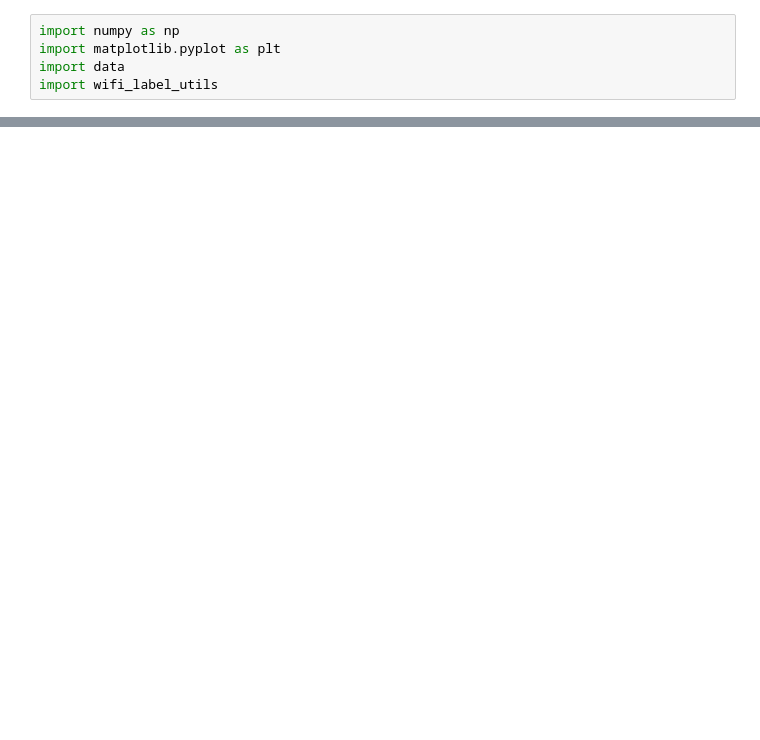
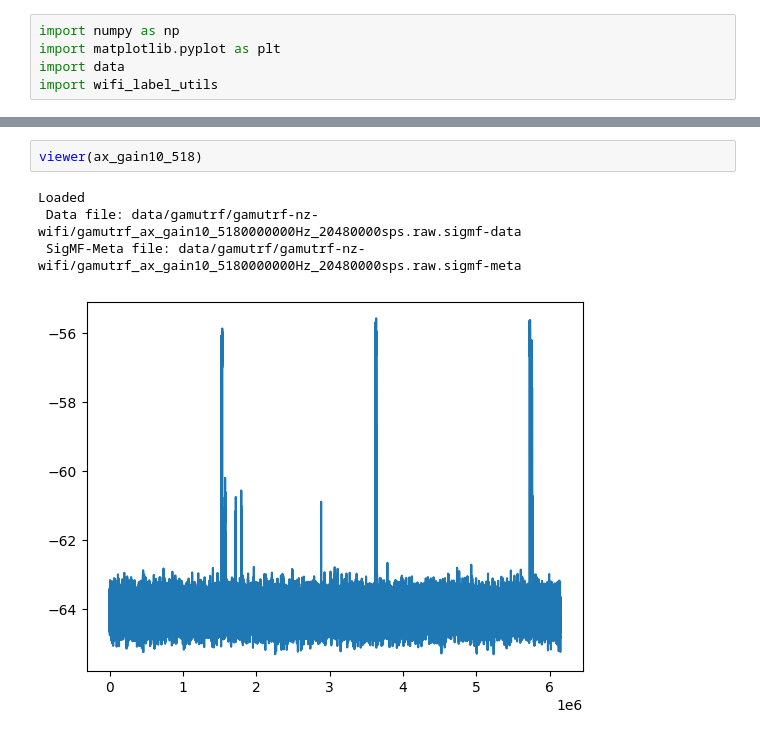
Before and after one commit to IQTLabs/rfml, a Jupyter notebook: rfml-dev/nz_wifi.ipynb, the cells around one changed output, grey strips where cells are left out. Drawn from its saved outputs; the diff is of its cells as text; blank space fills up the shorter version.

```diff
--- a/rfml-dev/nz_wifi.ipynb
+++ b/rfml-dev/nz_wifi.ipynb
@@ -55,0 +37,7 @@ wifi_data.sigmf_obj
+# %%
+viewer(ax_gain10_518)
+# %% [output]
+Loaded
+ Data file: data/gamutrf/gamutrf-nz-wifi/gamutrf_ax_gain10_5180000000Hz_20480000sps.raw.sigmf-data
+ SigMF-Meta file: data/gamutrf/gamutrf-nz-wifi/gamutrf_ax_gain10_5180000000Hz_20480000sps.raw.sigmf-meta
+[figure, added]
```
Also changed, not shown: parts of 13 cells of this notebook, 4 other files.
